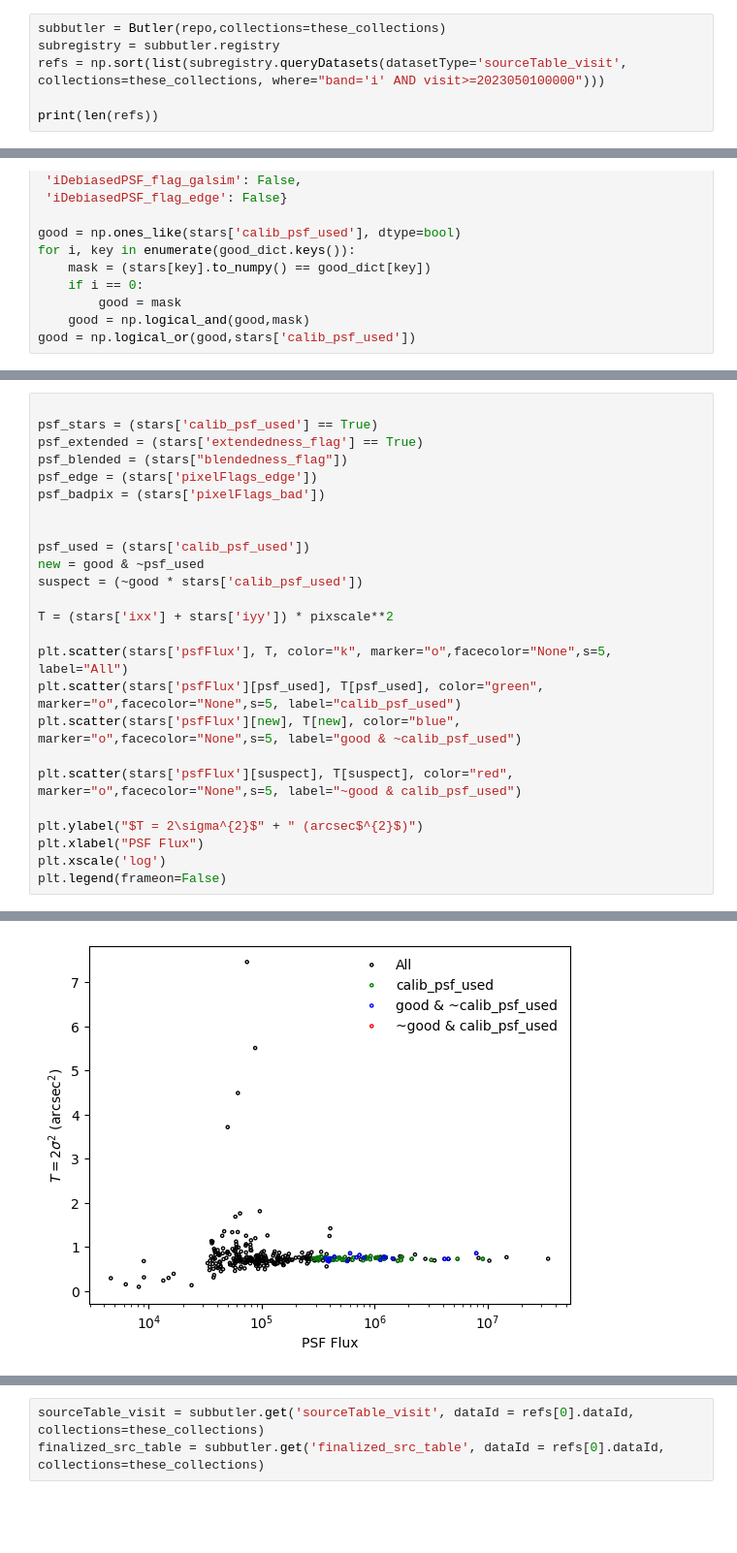
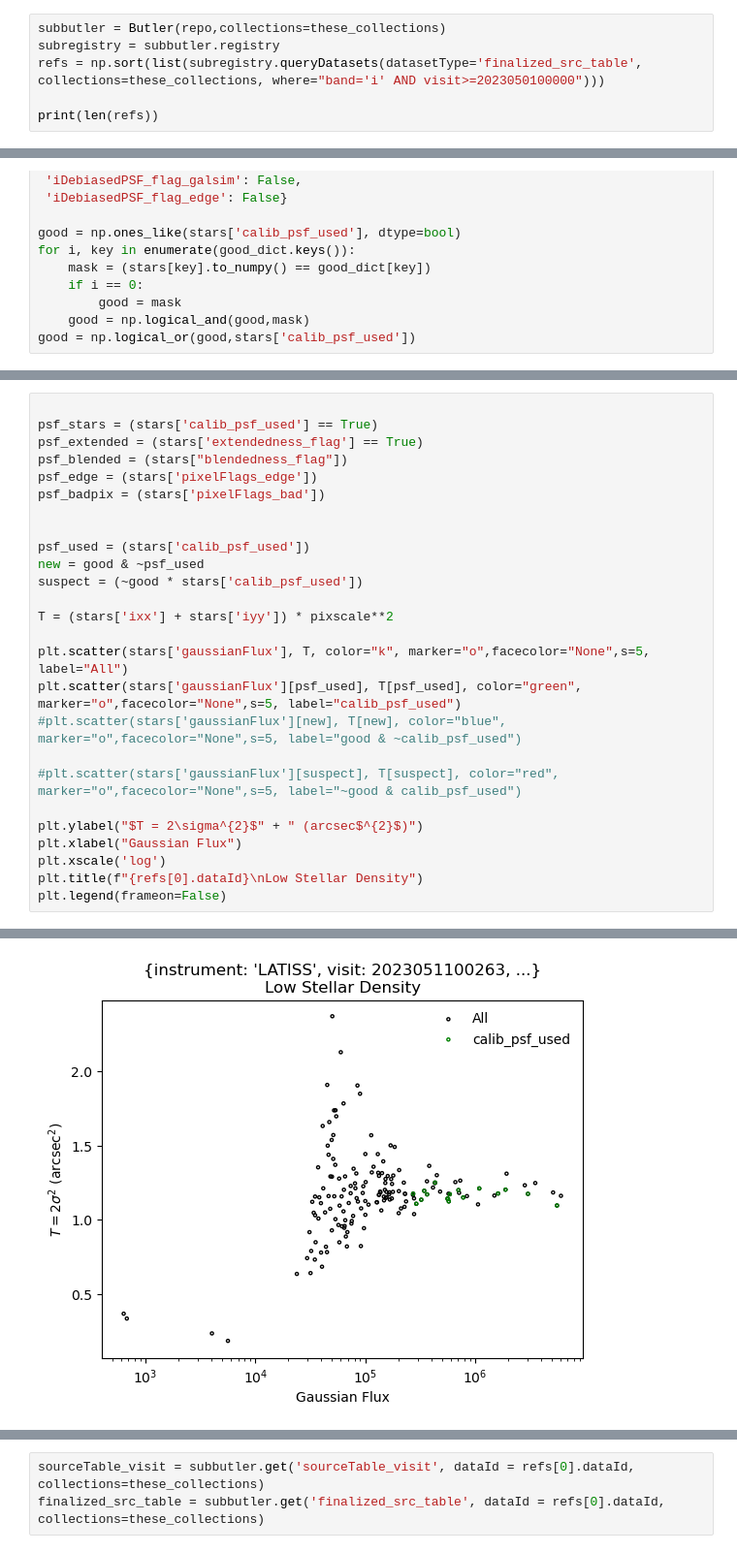
Before and after one commit to Alex-Broughton/auxtel-com, a Jupyter notebook: notebooks/FirstLookAuxTelData.ipynb, the cells around one changed output, grey strips where cells are left out. Shown at 97% size. Saved outputs shown, nothing was run; the diff lists cells and outputs as text; blank space fills up the shorter version.

```diff
--- a/notebooks/FirstLookAuxTelData.ipynb
+++ b/notebooks/FirstLookAuxTelData.ipynb
@@ -218,7 +213,7 @@ Let's grab a smaller butler which contains a registry of data within just these
 # %%
 subbutler = Butler(repo,collections=these_collections)
 subregistry = subbutler.registry
-refs = np.sort(list(subregistry.queryDatasets(datasetType='sourceTable_visit', collections=these_collections, where="band='i' AND visit>=2023050100000")))
+refs = np.sort(list(subregistry.queryDatasets(datasetType='finalized_src_table', collections=these_collections, where="band='i' AND visit>=2023050100000")))
 
 print(len(refs))
 # %% [output]
@@ -440,31 +381,32 @@ plt.legend(frameon=False)
 # %%
 
 psf_stars = (stars['calib_psf_used'] == True)
 psf_extended = (stars['extendedness_flag'] == True)
 psf_blended = (stars["blendedness_flag"])
 psf_edge = (stars['pixelFlags_edge'])
 psf_badpix = (stars['pixelFlags_bad'])
 
 
 psf_used = (stars['calib_psf_used'])
 new = good & ~psf_used
 suspect = (~good * stars['calib_psf_used'])
 
 T = (stars['ixx'] + stars['iyy']) * pixscale**2
 
-plt.scatter(stars['psfFlux'], T, color="k", marker="o",facecolor="None",s=5, label="All")
-plt.scatter(stars['psfFlux'][psf_used], T[psf_used], color="green", marker="o",facecolor="None",s=5, label="calib_psf_used")
-plt.scatter(stars['psfFlux'][new], T[new], color="blue", marker="o",facecolor="None",s=5, label="good & ~calib_psf_used")
+plt.scatter(stars['gaussianFlux'], T, color="k", marker="o",facecolor="None",s=5, label="All")
+plt.scatter(stars['gaussianFlux'][psf_used], T[psf_used], color="green", marker="o",facecolor="None",s=5, label="calib_psf_used")
+#plt.scatter(stars['gaussianFlux'][new], T[new], color="blue", marker="o",facecolor="None",s=5, label="good & ~calib_psf_used")
 
-plt.scatter(stars['psfFlux'][suspect], T[suspect], color="red", marker="o",facecolor="None",s=5, label="~good & calib_psf_used")
+#plt.scatter(stars['gaussianFlux'][suspect], T[suspect], color="red", marker="o",facecolor="None",s=5, label="~good & calib_psf_used")
 
 plt.ylabel("$T = 2\sigma^{2}$" + " (arcsec$^{2}$)")
-plt.xlabel("PSF Flux")
+plt.xlabel("Gaussian Flux")
 plt.xscale('log')
+plt.title(f"{refs[0].dataId}\nLow Stellar Density")
 plt.legend(frameon=False)
 # %% [output]
 <matplotlib.legend.Legend at 0x...>
-[figure, old version]
+[figure, new version]
 # %%
 len(stars[stars['calib_psf_used'] * ~stars['variance_flag']])
 # %% [output]
```
Also changed, not shown: parts of 14 cells of this notebook, 1 other file.
